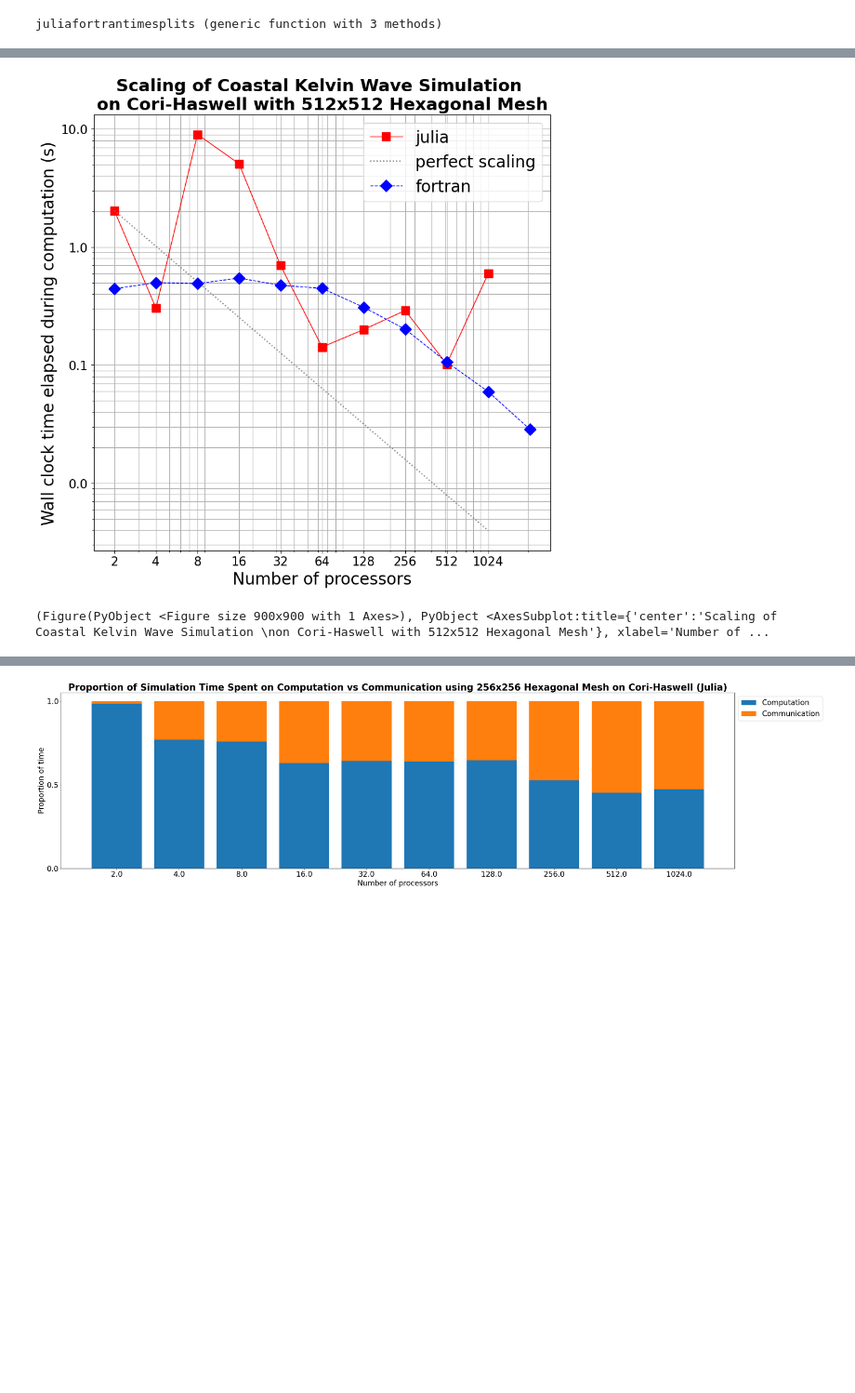
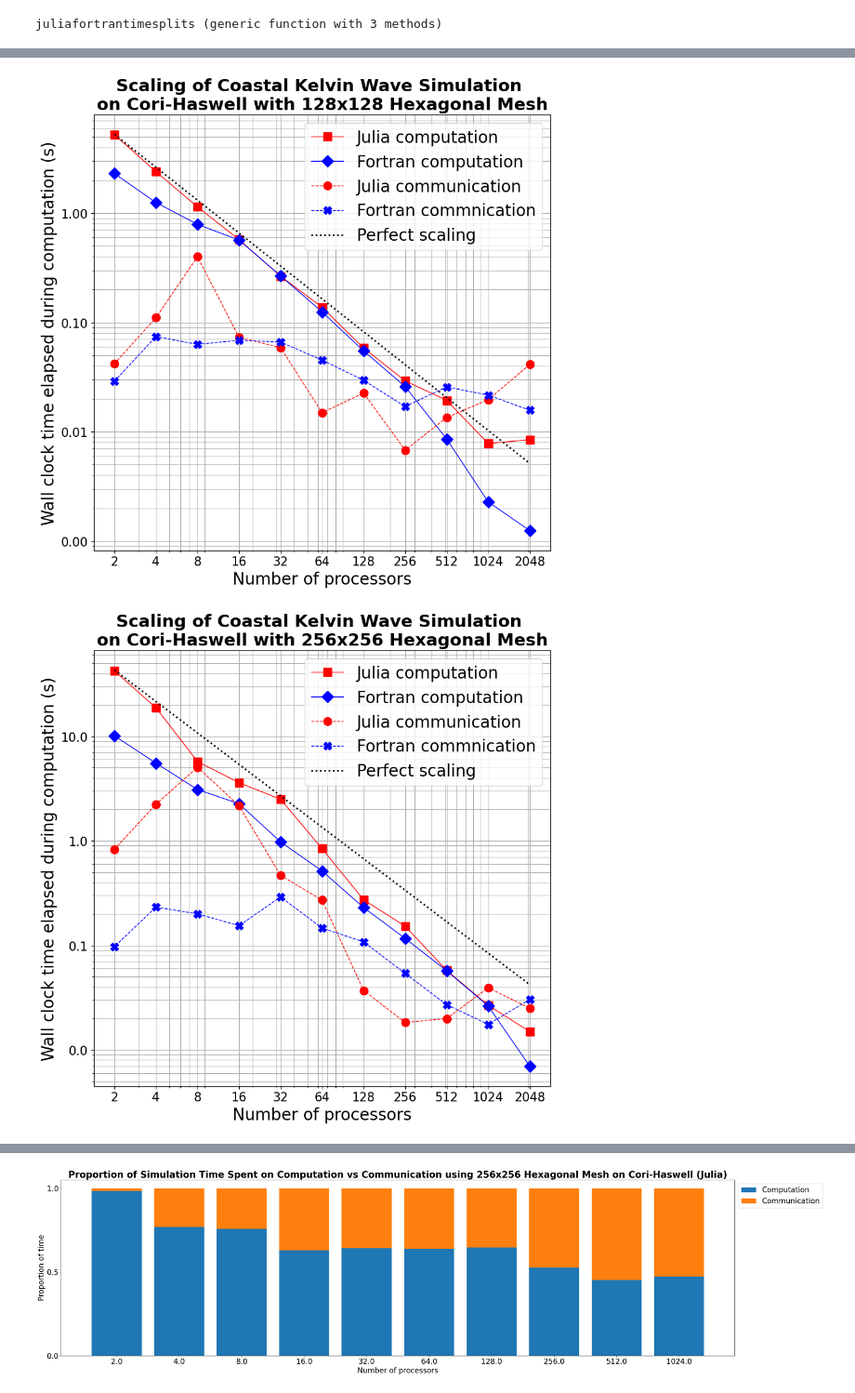
Before and after one commit to robertstrauss/MPAS_Ocean_Julia, a Jupyter notebook: output/kelvinwave/performanceplots.ipynb, the cells around one changed output, grey strips where cells are left out. Shown at 93% size. Saved outputs shown, nothing was run; the diff lists cells and outputs as text; code cells hidden in the pictures; blank space fills up the shorter version.

```diff
--- a/output/kelvinwave/performanceplots.ipynb
+++ b/output/kelvinwave/performanceplots.ipynb
@@ -160,7 +201,0 @@ timesplitplot (generic function with 3 methods)
-# %%
-nCellsX = 512
-juliasim, juliampi, juliaprocs, fortransim, fortranmpi, fortranprocs, juliafname, fortranfname, juliasimstd, juliampistd = juliafortrantimesplits(nCellsX, 1024, 2048)
-fig = timesplitplot(juliaprocs, juliasim, juliampi, nCellsX, "(Julia)")
-# fig.savefig("$(juliafname)_proportion_sim_mpi.png")
-fig = timesplitplot(fortranprocs[end:-1:2], fortransim[end:-1:2], fortranmpi[end:-1:2], nCellsX, "(Fortran)")
-# fig.savefig("$(fortranfname)_proportion_sim_mpi.png")
@@ -171,6 +201,0 @@ fig = timesplitplot(fortranprocs[end:-1:2], fortransim[end:-1:2], fortranmpi[end
-# %%
-fig, ax = plt.subplots(1,1)
-ax.set_xscale("log")
-ax.set_yscale("log")
-ax.errorbar(juliaprocs, juliampi, yerr=dropdims(juliampistd,dims=2))
-ax.errorbar(juliaprocs, juliasim, yerr=dropdims(juliasimstd,dims=2))
@@ -180,2 +201,0 @@ ax.errorbar(juliaprocs, juliasim, yerr=dropdims(juliasimstd,dims=2))
-# %%
-fig, ax = strongscalingplot(juliasim, juliaprocs, fortransim, fortranprocs, nCellsX)
@@ -185,5 +202,11 @@ fig, ax = strongscalingplot(juliasim, juliaprocs, fortransim, fortranprocs, nCel
-# %%
-fig, ax = strongscalingplot(juliampi, juliaprocs, fortranmpi, fortranprocs, nCellsX)
-# %% [output]
-[figure, removed]
-(Figure(PyObject <Figure size 900x900 with 1 Axes>), PyObject <AxesSubplot:title={'center':'Scaling of Coastal Kelvin Wave Simulation \non Cori-Haswell with 512x512 Hexagonal Mesh'}, xlabel='Number of ...
+# %%
+for nCellsX in [128, 256, 512]
+    juliasim, juliampi, juliaprocs, fortransim, fortranmpi, fortranprocs, juliafname, fortranfname, juliasimstd, juliampistd = juliafortrantimesplits(nCellsX, 2048, 2048)
+
+    fig, ax = strongscalingplot2(juliasim, juliampi, juliaprocs, fortransim, fortranmpi, fortranprocs, nCellsX)
+    # fig.text(0.5, 1, "Computation only")
+    fig.savefig("$(juliafname)_scaling_$(nCellsX)x_sim_and_mpi.png", bbox_inches="tight")
+end
+# %% [output]
+[figure, added]
+[figure, added]
```
Also changed, not shown: parts of 14 cells of this notebook, 16 other files.
